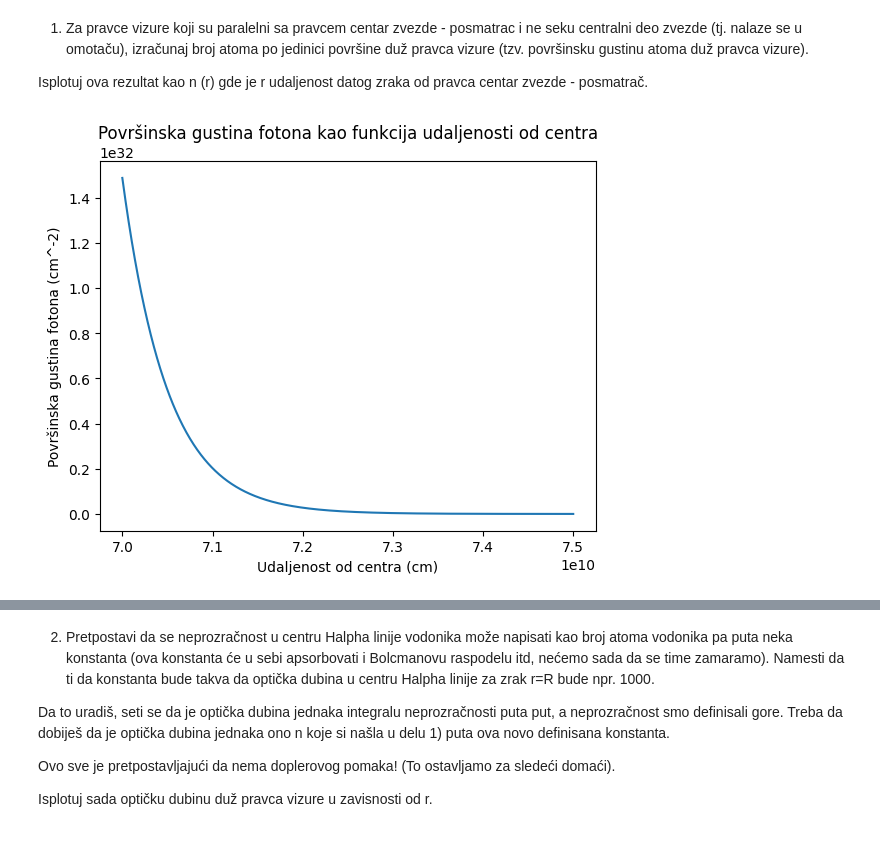
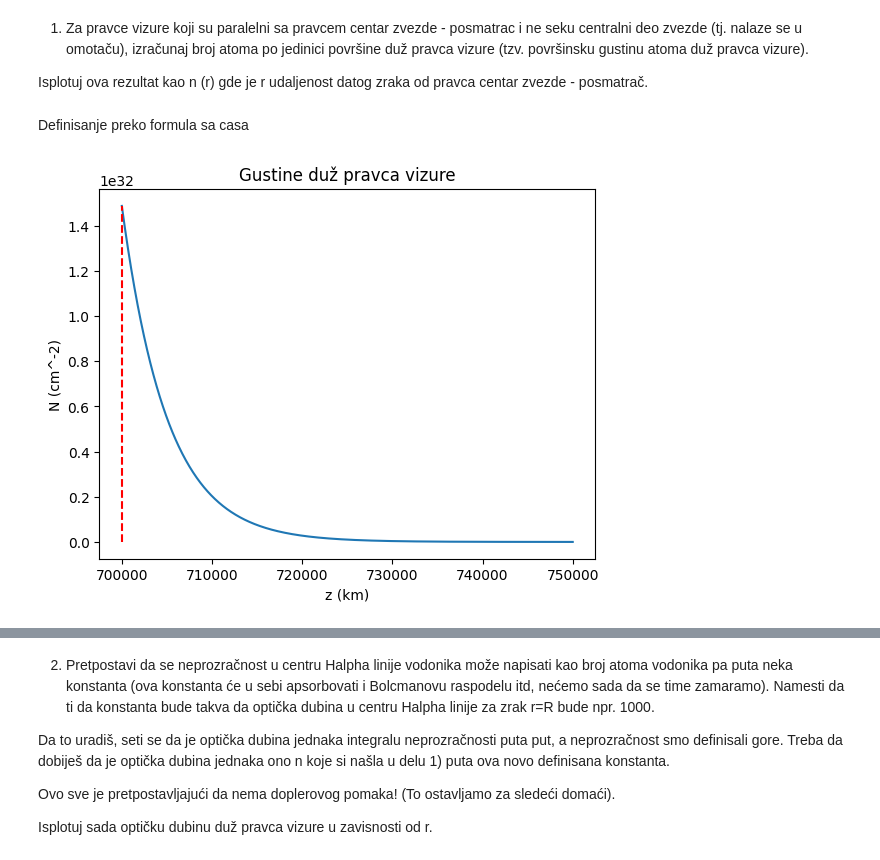
Before and after one commit to nmmladenovic-tech/moving_atmospheres_exercises, a Jupyter notebook: domaci.ipynb, the cells around one changed output, grey strips where cells are left out. Saved outputs shown, nothing was run; the diff lists cells and outputs as text; code cells hidden in the pictures.

```diff
--- a/domaci.ipynb
+++ b/domaci.ipynb
@@ -14,27 +14,34 @@ def n(r):
 1) Za pravce vizure koji su paralelni sa pravcem centar zvezde - posmatrac i ne seku centralni deo zvezde (tj. nalaze se u omotaču), izračunaj broj atoma po jedinici površine duž pravca vizure (tzv. površinsku gustinu atoma duž pravca vizure).
 
 Isplotuj ova rezultat kao n (r) gde je r udaljenost datog zraka od pravca centar zvezde - posmatrač.
+# %% [markdown]
+Definisanje preko formula sa casa
 # %%
-z = np.linspace(-5*R, R*5, 1000) # koordinata duz pravca vizure
-r_values = np.linspace(R, R + 10*H, 1000) # udaljenost od centra
+R_max = R + 10*H
+z_values = np.linspace(R, R_max, 1000)
 # %%
 N= []
 
-for r in r_values:
-    r_rad = np.sqrt(z**2 + r**2)
-    n_r = n(r_rad)
-    n_r[r_rad < R] = 0  # Postavi gustinu na nulu unutar zvezde
+for z in z_values:
 
-    integral = np.trapezoid(n_r, z)  # Integracija duž pravca vizure
+    AB = 2 * np.sqrt(R_max**2 - z**2)
+    s = np.linspace(-AB/2, AB/2, 10000)
+    r_values = np.sqrt(s**2 + z**2)
+
+    n_r = n(r_values)
+    n_r[r_values < R] = 0  # Postavi gustinu na nulu unutar zvezde
+
+    integral = np.trapezoid(n_r, s)
 
     N.append(integral)
 
 N = np.array(N)
 # %%
-plt.plot(r_values, N)
-plt.xlabel('Udaljenost od centra (cm)')
-plt.ylabel('Površinska gustina fotona (cm^-2)')
-plt.title('Površinska gustina fotona kao funkcija udaljenosti od centra')
+plt.plot(z_values/1e5,N)
+plt.vlines(R/1e5, 0, max(N), colors='r', linestyles='dashed', label='R = 700000 km')
+plt.xlabel('z (km)')
+plt.ylabel('N (cm^-2)')
+plt.title('Gustine duž pravca vizure')
 plt.show()
 # %% [output]
-[figure, old version]
+[figure, new version]
```
Also changed, not shown: parts of 6 cells of this notebook, 1 other file.
